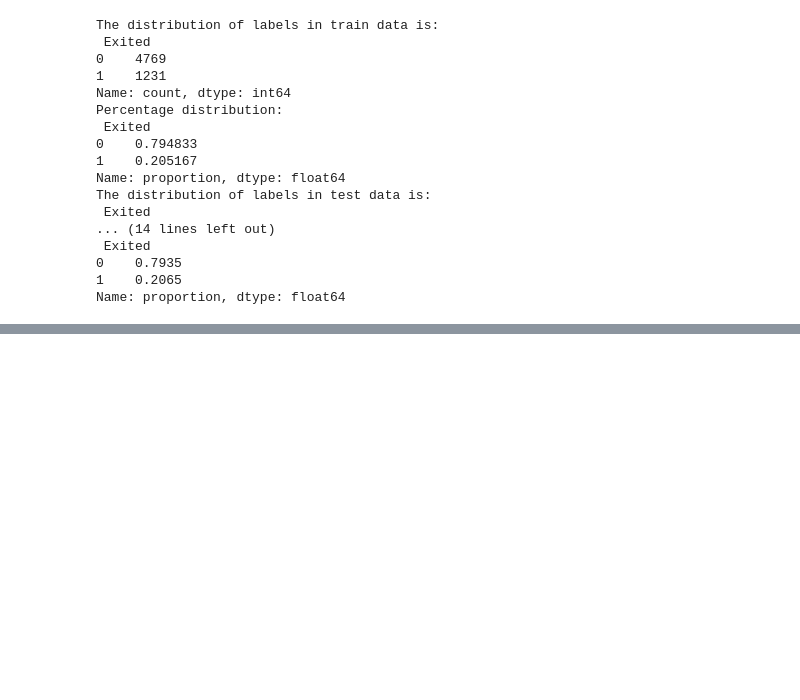
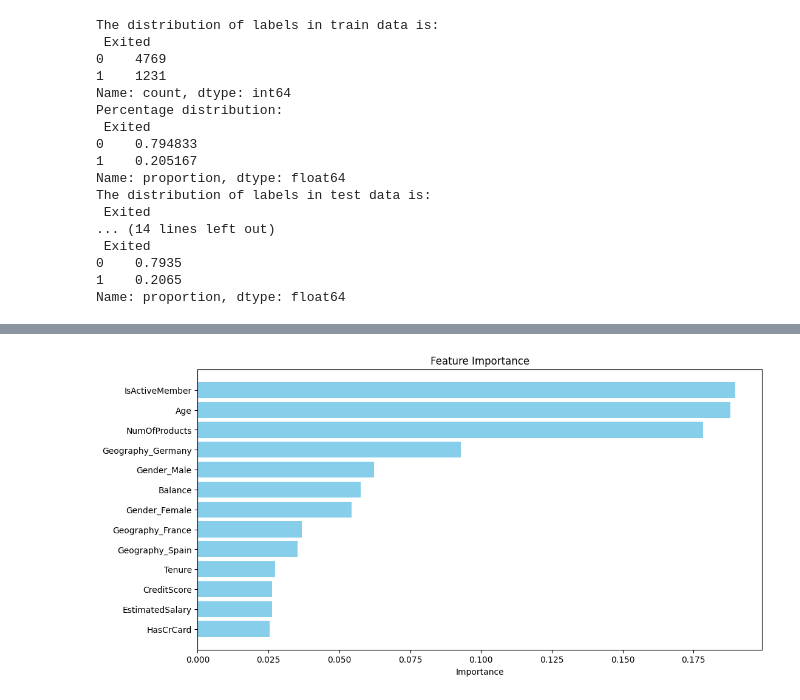
Before and after one commit to OlgaSoa/NAYA-Project4, a Jupyter notebook: Classification_project_Olga.ipynb, the cells around one changed output, grey strips where cells are left out. Cells and saved outputs as stored; diff of their text form; code cells hidden in the pictures; blank space fills up the shorter version.

```diff
--- a/Classification_project_Olga.ipynb
+++ b/Classification_project_Olga.ipynb
@@ -342,0 +353,13 @@ Name: proportion, dtype: float64
+# %%
+SCORES = ['f1_1', 'f1_0', 'AUC', 'precision_1', 'precision_0']
+
+names = ["LogisticRegression", "Nearest Neighbors", "Decision Tree",
+         "Random Forest", "GradientBoost"]
+
+classifiers = [
+    LogisticRegression(random_state=0, class_weight='balanced'),
+    KNeighborsClassifier(3),
+    DecisionTreeClassifier(max_depth=5, class_weight='balanced'),
+    RandomForestClassifier(max_depth=5, n_estimators=10, max_features=1, class_weight='balanced'),
+    GradientBoostingClassifier(random_state=42)
+]
@@ -342,0 +604,22 @@ Name: proportion, dtype: float64
+# %%
+importances = best_model.feature_importances_
+
+# Create a DataFrame for feature importances
+feature_names = X_train.columns
+importance_df = pd.DataFrame({
+    'Feature': feature_names,
+    'Importance': importances
+})
+
+# Sort the DataFrame by importance
+importance_df = importance_df.sort_values(by='Importance', ascending=False)
+
+# Plot feature importances
+plt.figure(figsize=(12, 6))
+plt.barh(importance_df['Feature'], importance_df['Importance'], color='skyblue')
+plt.xlabel('Importance')
+plt.title('Feature Importance')
+plt.gca().invert_yaxis()  # Invert y-axis to show the most important features at the top
+plt.show()
+# %% [output]
+[figure, added]
```
Also changed, not shown: parts of 25 cells of this notebook.
